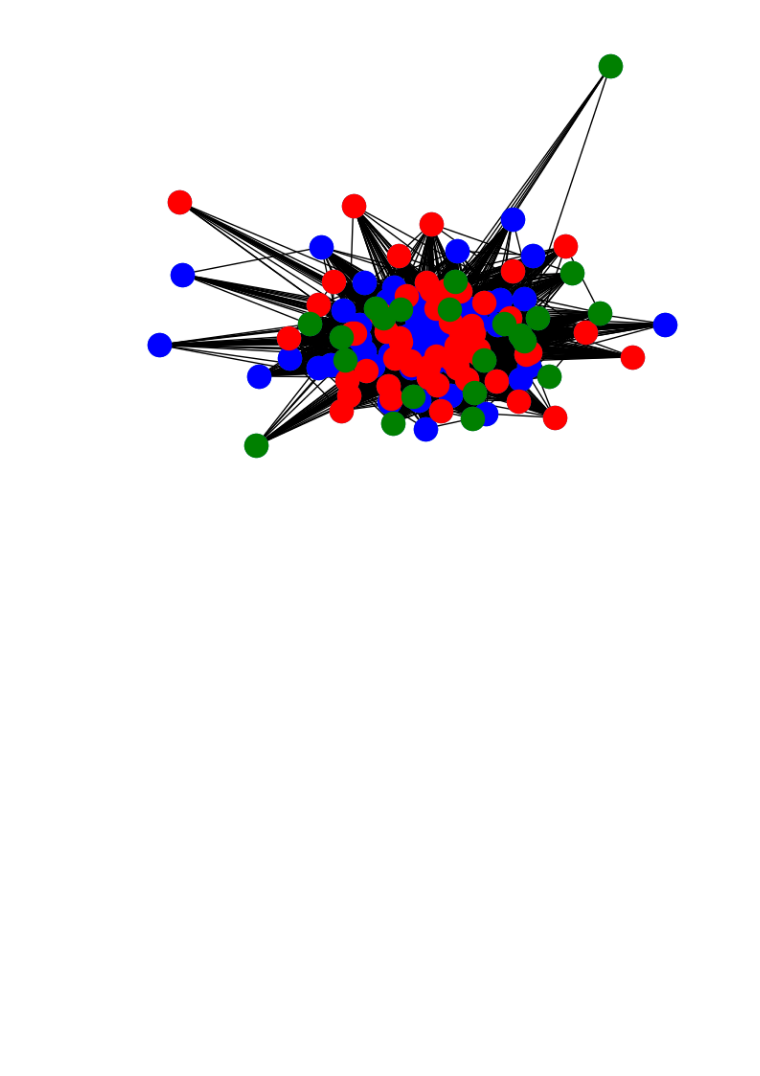
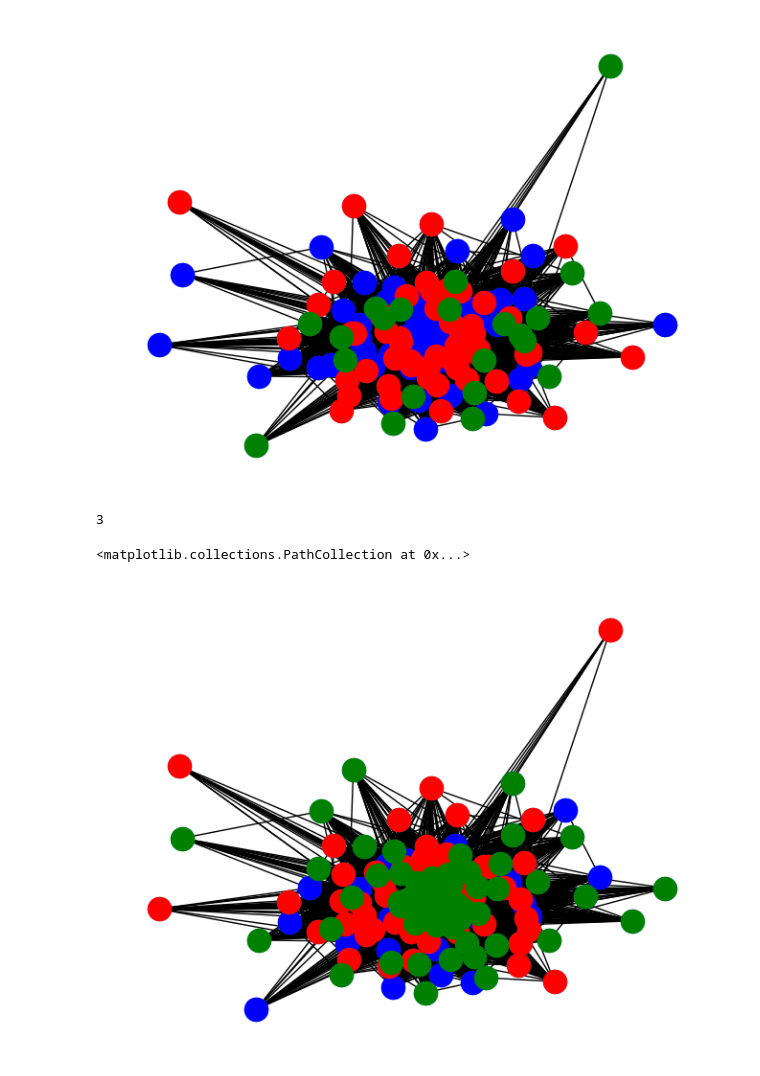
Before and after one commit to samuel-bazinet/grocery_network, a Jupyter notebook: grocery_network.ipynb, the cells around one changed output. Cells and saved outputs as stored; diff of their text form; code cells hidden in the pictures; blank space fills up the shorter version.

Commit message:
Tried another community algo

```diff
--- a/grocery_network.ipynb
+++ b/grocery_network.ipynb
@@ -65,3 +83,17 @@ nx.draw_networkx_nodes(G_i, pos_i, nodelist=communities_i[2], node_color='g')
 # %% [output]
 <matplotlib.collections.PathCollection at 0x...>
 [figure]
+# %%
+louvain_comm_i = nx.community.louvain_communities(G_i)
+# %%
+print(len(louvain_comm_i))
+# %% [output]
+3
+# %%
+nx.draw(G_i, pos_i)
+nx.draw_networkx_nodes(G_i, pos_i, nodelist=louvain_comm_i[0], node_color='b')
+nx.draw_networkx_nodes(G_i, pos_i, nodelist=louvain_comm_i[1], node_color='r')
+nx.draw_networkx_nodes(G_i, pos_i, nodelist=louvain_comm_i[2], node_color='g')
+# %% [output]
+<matplotlib.collections.PathCollection at 0x...>
+[figure, added]
```
Also changed, not shown: parts of 4 cells of this notebook.
